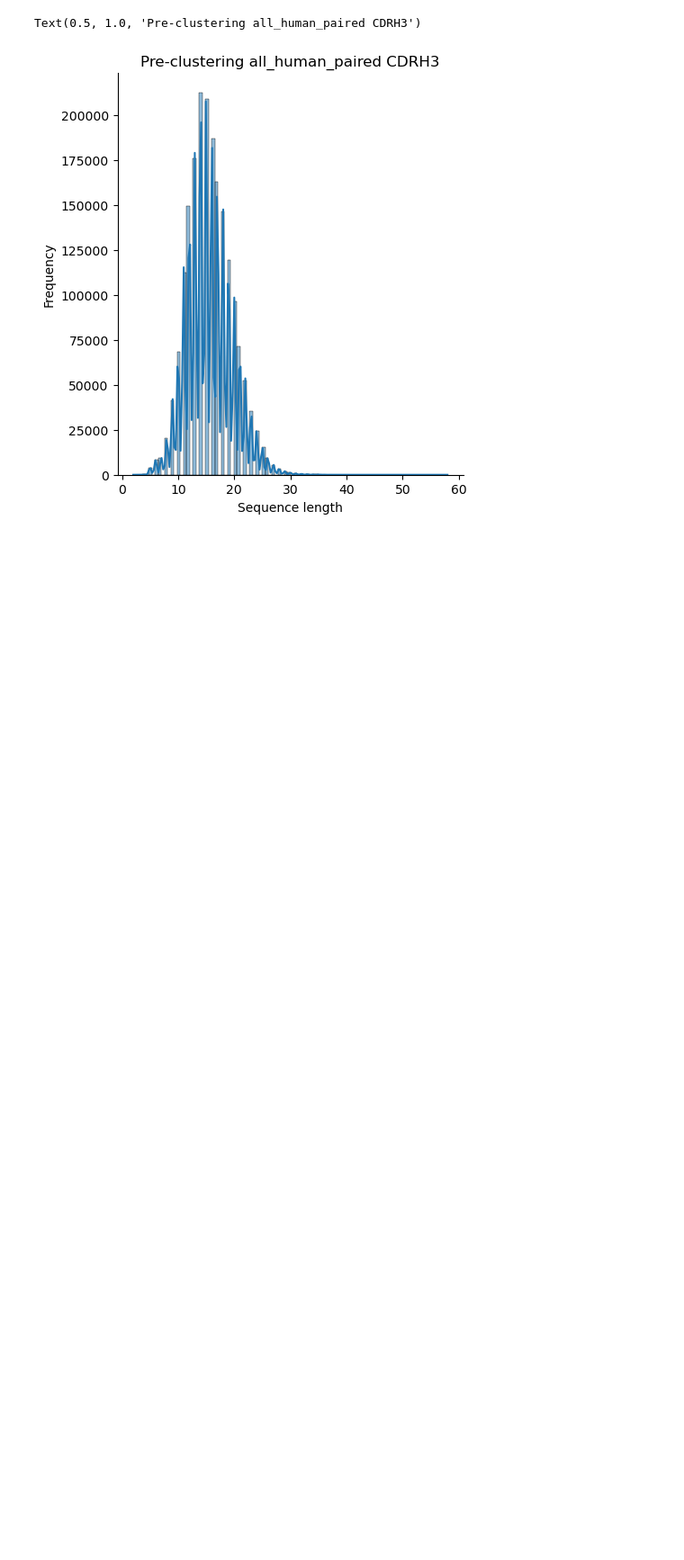
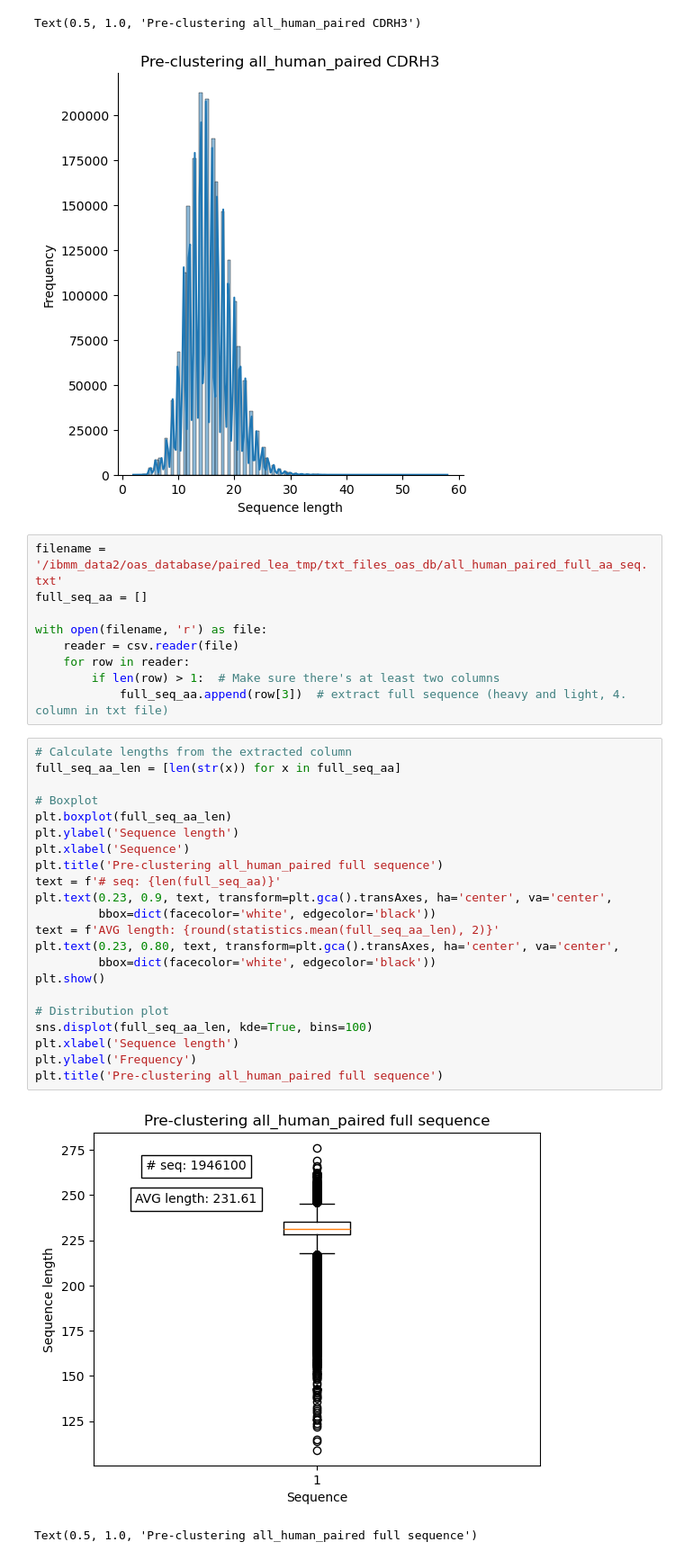
Before and after one commit to leaBroe/BERT_for_antibody_pairing, a Jupyter notebook: all_human_paired_EDA.ipynb, the cells around one changed output. Shown: that part at 90% size. Drawn from its saved outputs; the diff is of its cells as text; blank space fills up the shorter version.

Commit message:
added pre-clustering plot of heavy, light and full aa sequence

```diff
--- a/all_human_paired_EDA.ipynb
+++ b/all_human_paired_EDA.ipynb
@@ -47,3 +56,37 @@ plt.title('Pre-clustering all_human_paired CDRH3')
 [figure]
 Text(0.5, 1.0, 'Pre-clustering all_human_paired CDRH3')
 [figure]
+# %%
+filename = '/ibmm_data2/oas_database/paired_lea_tmp/txt_files_oas_db/all_human_paired_full_aa_seq.txt'
+full_seq_aa = []
+
+with open(filename, 'r') as file:
+    reader = csv.reader(file)
+    for row in reader:
+        if len(row) > 1:  # Make sure there's at least two columns
+            full_seq_aa.append(row[3])  # extract full sequence (heavy and light, 4. column in txt file)
+# %%
+# Calculate lengths from the extracted column
+full_seq_aa_len = [len(str(x)) for x in full_seq_aa]
+
+# Boxplot
+plt.boxplot(full_seq_aa_len)
+plt.ylabel('Sequence length')
+plt.xlabel('Sequence')
+plt.title('Pre-clustering all_human_paired full sequence')
+text = f'# seq: {len(full_seq_aa)}'
+plt.text(0.23, 0.9, text, transform=plt.gca().transAxes, ha='center', va='center',
+         bbox=dict(facecolor='white', edgecolor='black'))
+text = f'AVG length: {round(statistics.mean(full_seq_aa_len), 2)}'
+plt.text(0.23, 0.80, text, transform=plt.gca().transAxes, ha='center', va='center',
+         bbox=dict(facecolor='white', edgecolor='black'))
+plt.show()
+
+# Distribution plot
+sns.displot(full_seq_aa_len, kde=True, bins=100)
+plt.xlabel('Sequence length')
+plt.ylabel('Frequency')
+plt.title('Pre-clustering all_human_paired full sequence')
+# %% [output]
+[figure, added]
+Text(0.5, 1.0, 'Pre-clustering all_human_paired full sequence')
```
Also changed, not shown: parts of 8 cells of this notebook.
